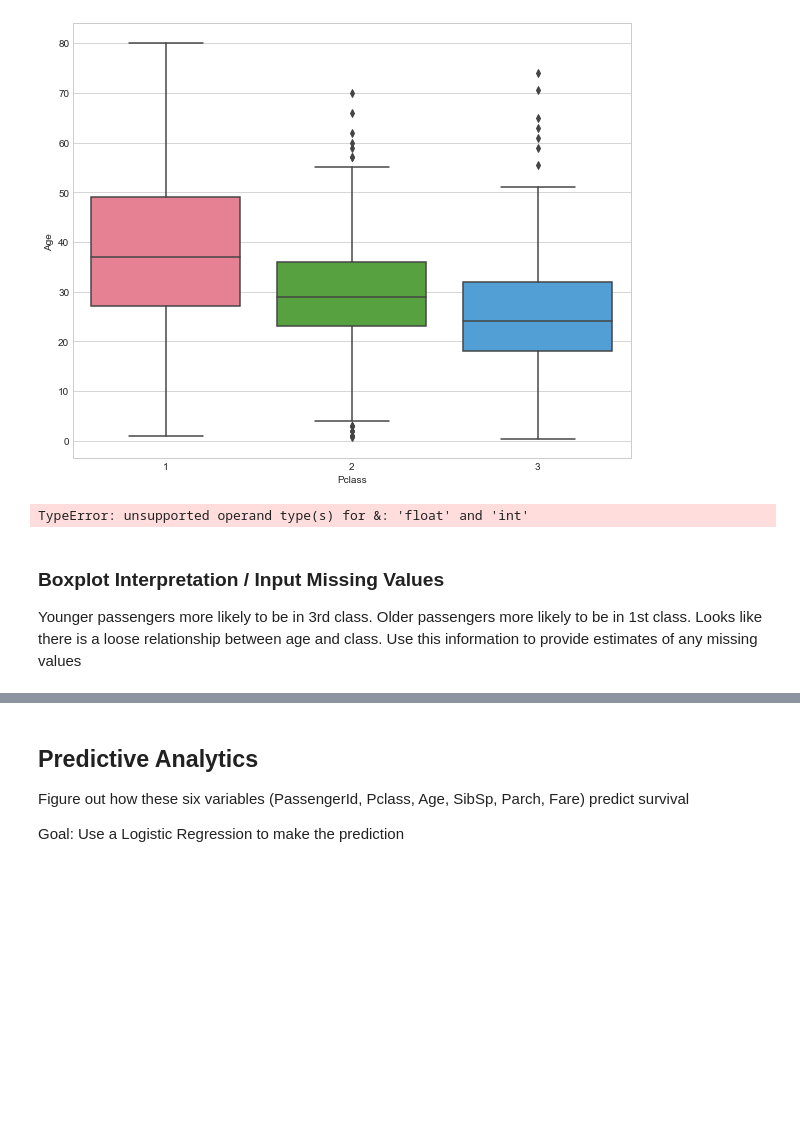
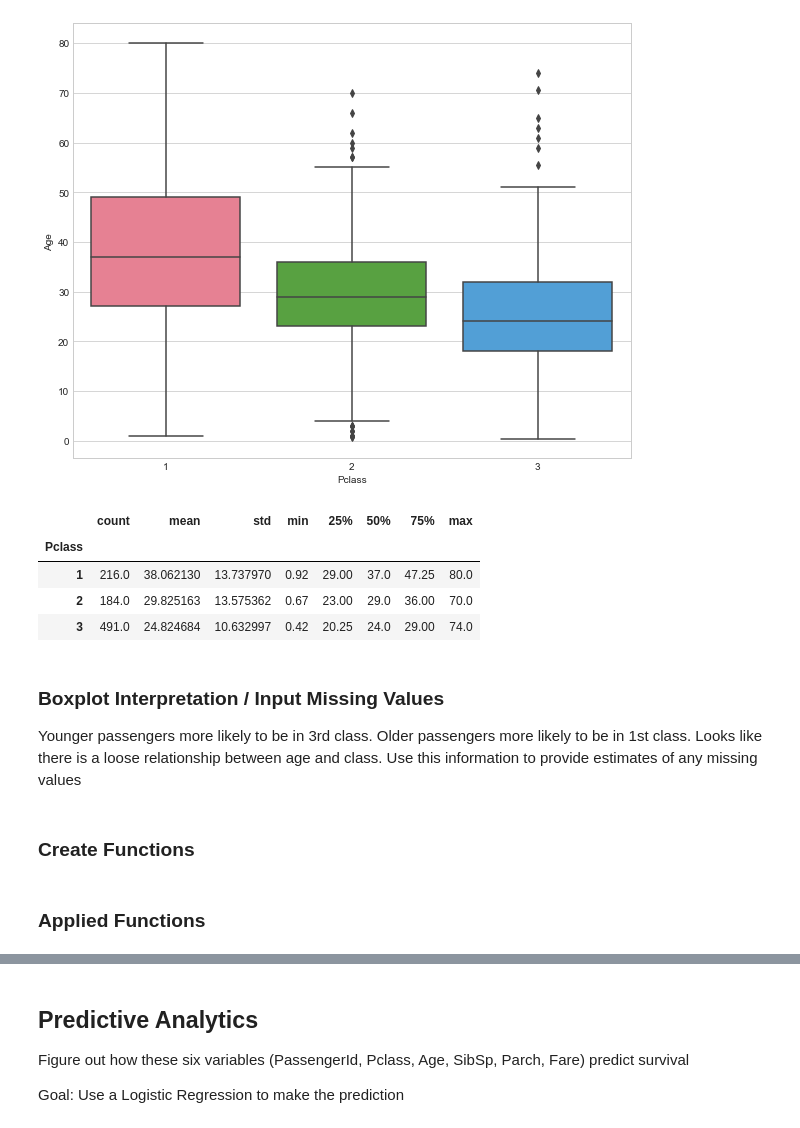
Before and after one commit to Lula27/Kaggle, a Jupyter notebook: TitanicChallengeTwo.ipynb, the cells around one changed output, grey strips where cells are left out. Drawn from its saved outputs; the diff is of its cells as text; code cells hidden in the pictures; blank space fills up the shorter version.

```diff
--- a/TitanicChallengeTwo.ipynb
+++ b/TitanicChallengeTwo.ipynb
@@ -475,15 +486,17 @@ sb.boxplot(x='Pclass', y='Age', data=train_less, palette='husl')
 # %% [output]
 <matplotlib.axes._subplots.AxesSubplot at 0x...>
 [figure]
-# %%
-# Try to get summary for boxplots
-# Make Age & Pclass data frames
-Age = train_less['Age']
-Class = train_less['Pclass']
-a_Class = train_less[Age & Class] # Why isn't this working...
-# Error: unsupported operand type(s) for &: 'float' and 'int'
-# %% [output]
-TypeError: unsupported operand type(s) for &: 'float' and 'int'
+# %%
+# Get summary of boxplot using describe function
+train_less['Age'].groupby(train_less['Pclass']).describe()
+# %% [output]
+|  | count | mean | std | min | 25% | 50% | 75% | max |
+| Pclass |  |  |  |  |  |  |  |  |
+| 1 | 216.0 | 38.062130 | 13.737970 | 0.92 | 29.00 | 37.0 | 47.25 | 80.0 |
+| 2 | 184.0 | 29.825163 | 13.575362 | 0.67 | 23.00 | 29.0 | 36.00 | 70.0 |
+| 3 | 491.0 | 24.824684 | 10.632997 | 0.42 | 20.25 | 24.0 | 29.00 | 74.0 |
 # %% [markdown]
 <h3>Boxplot Interpretation / Input Missing Values</h3>
 <p> Younger passengers more likely to be in 3rd class. Older passengers more likely to be in 1st class. Looks like there is a loose relationship between age and class. Use this information to provide estimates of any missing values</p>
+# %% [markdown]
+### Create Functions
@@ -504,3 +533,5 @@ def approx_age(cols):
+# %% [markdown]
+### Applied Functions
 # %%
 # Apply function
 train_less['Age'] = train_less[['Age', 'Pclass']].apply(approx_age, axis=1)
```
Also changed, not shown: parts of 6 cells of this notebook.
